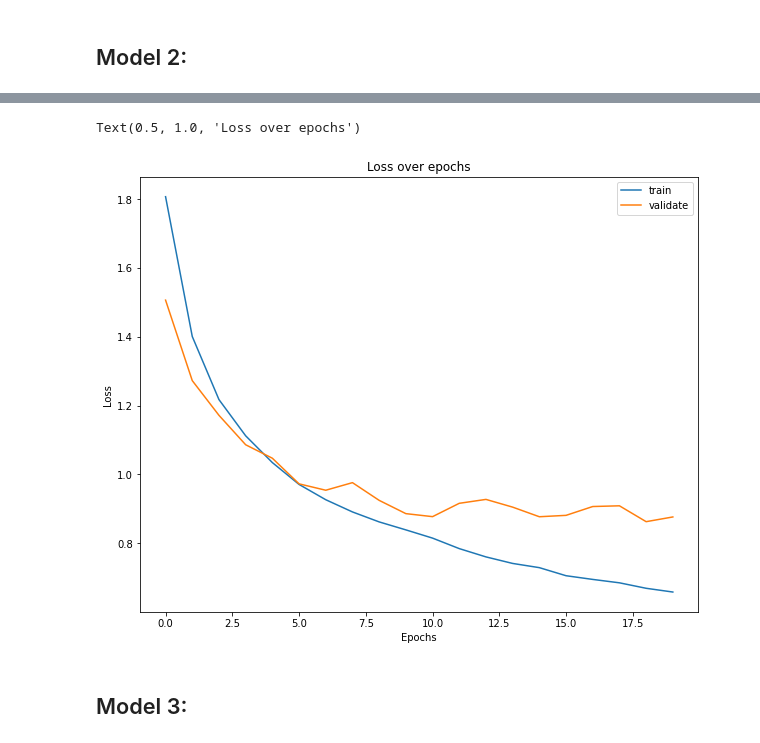
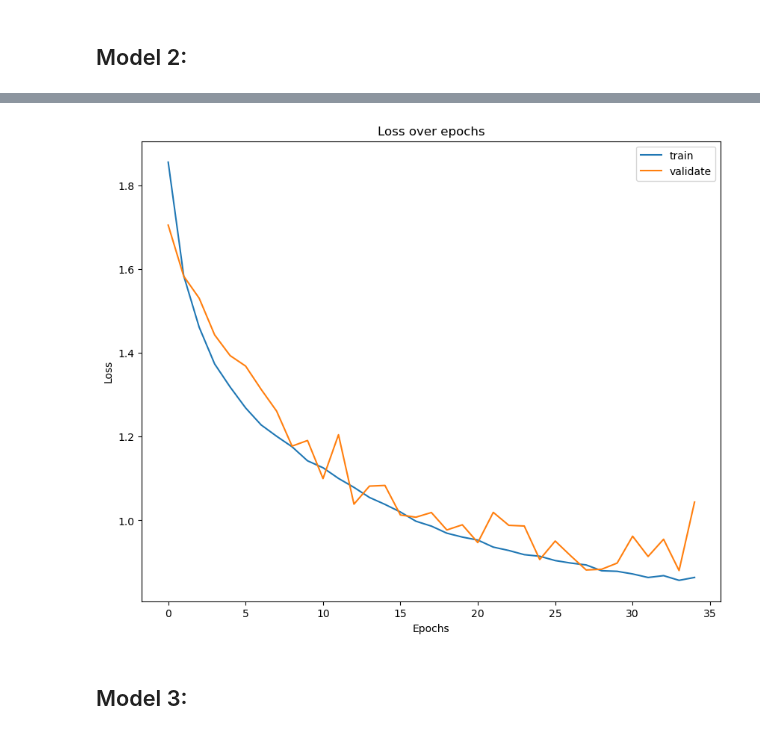
Before and after one commit to saakethkoka/ML-Lab6-CNN, a Jupyter notebook: main.ipynb, the cells around one changed output, grey strips where cells are left out. Saved outputs shown, nothing was run; the diff lists cells and outputs as text; code cells hidden in the pictures.

```diff
--- a/main.ipynb
+++ b/main.ipynb
@@ -133,6 +154,6 @@ model2 = tf.keras.Model(inputs=input, outputs=output)
 
 model2.compile(optimizer='adam', loss='sparse_categorical_crossentropy', metrics=['accuracy'])
 
-
-history2 = model2.fit(datagen.flow(X_train, y_train, batch_size=16), epochs=50, validation_data=(X_val, y_val))
+with tf.device('/cpu:0'):
+    history2 = model2.fit(datagen.flow(X_train, y_train, batch_size=1024), epochs=35, validation_data=(X_val, y_val))
 # %% [output]
@@ -156,17 +182,9 @@ _________________________________________________________________
 # %%
 model2.save('model2.h5')
-# %%
-# plot history of the model:
-fig = plt.figure(figsize=(10, 8))
-plt.plot(history.history['loss'], label='train')
-plt.plot(history.history['val_loss'], label='validate')
-plt.legend()
-plt.xlabel('Epochs')
-plt.ylabel('Loss')
-plt.title('Loss over epochs')
-# %% [output]
-Text(0.5, 1.0, 'Loss over epochs')
-[figure, removed]
+# %%
+plot_history(history2)
+# %% [output]
+[figure, added]
 # %% [markdown]
 ## Model 3:
 # %%
```
Also changed, not shown: parts of 16 cells of this notebook, 1 other file.
